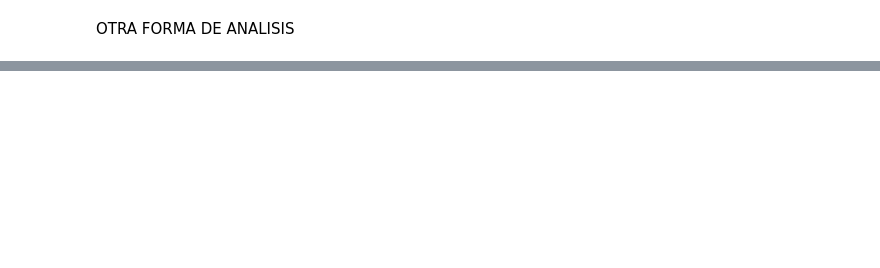
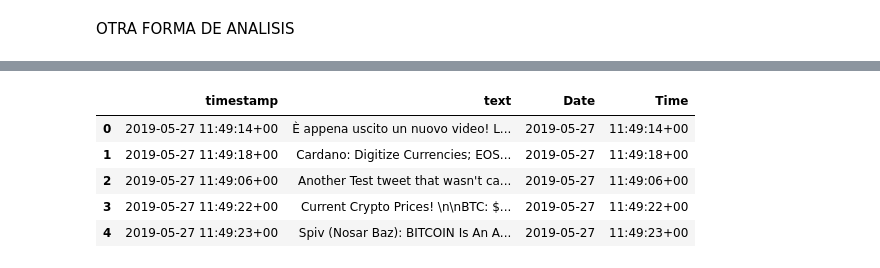
Before and after one commit to AlvaroFarreny/AnalisisSentimientosBTC, a Jupyter notebook: ANALISIS_COMPLETO.ipynb, the cells around one changed output, grey strips where cells are left out. Cells and saved outputs as stored; diff of their text form; code cells hidden in the pictures; blank space fills up the shorter version.

```diff
--- a/ANALISIS_COMPLETO.ipynb
+++ b/ANALISIS_COMPLETO.ipynb
@@ -128,0 +111,3 @@ plt.show()
+# %%
+df = pd.read_csv('./data/tweetsKaggle.csv',sep=';', nrows=1000000, usecols=['timestamp','text'])
+df.head()
@@ -128,0 +121,10 @@ plt.show()
+# %%
+df[['Date','Time']] = df.timestamp.str.split(expand=True)
+df.head()
+# %% [output]
+|  | timestamp | text | Date | Time |
+| 0 | 2019-05-27 11:49:14+00 | È appena uscito un nuovo video! L... | 2019-05-27 | 11:49:14+00 |
+| 1 | 2019-05-27 11:49:18+00 | Cardano: Digitize Currencies; EOS... | 2019-05-27 | 11:49:18+00 |
+| 2 | 2019-05-27 11:49:06+00 | Another Test tweet that wasn't ca... | 2019-05-27 | 11:49:06+00 |
+| 3 | 2019-05-27 11:49:22+00 | Current Crypto Prices! \n\nBTC: $... | 2019-05-27 | 11:49:22+00 |
+| 4 | 2019-05-27 11:49:23+00 | Spiv (Nosar Baz): BITCOIN Is An A... | 2019-05-27 | 11:49:23+00 |
```
Also changed, not shown: parts of 21 cells of this notebook, 1 other file.
